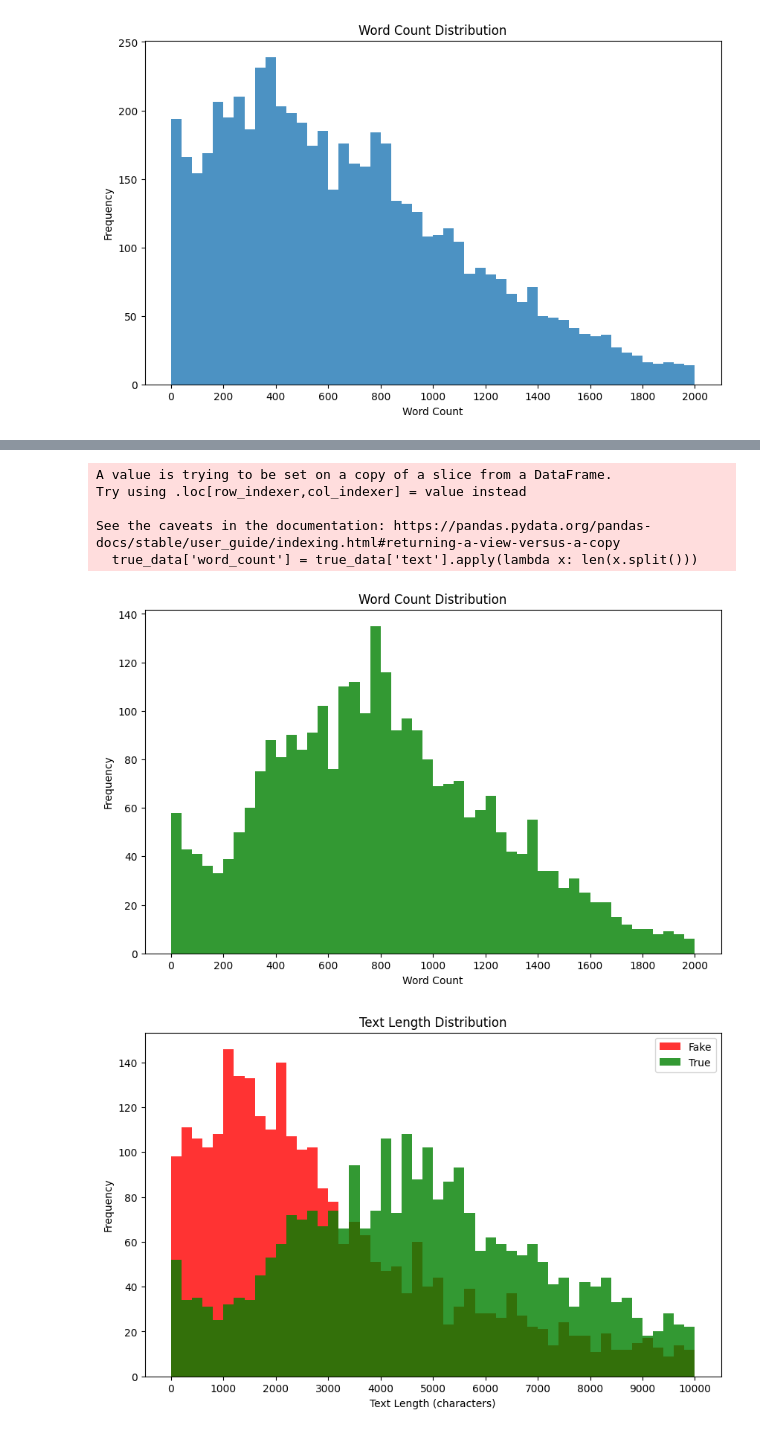
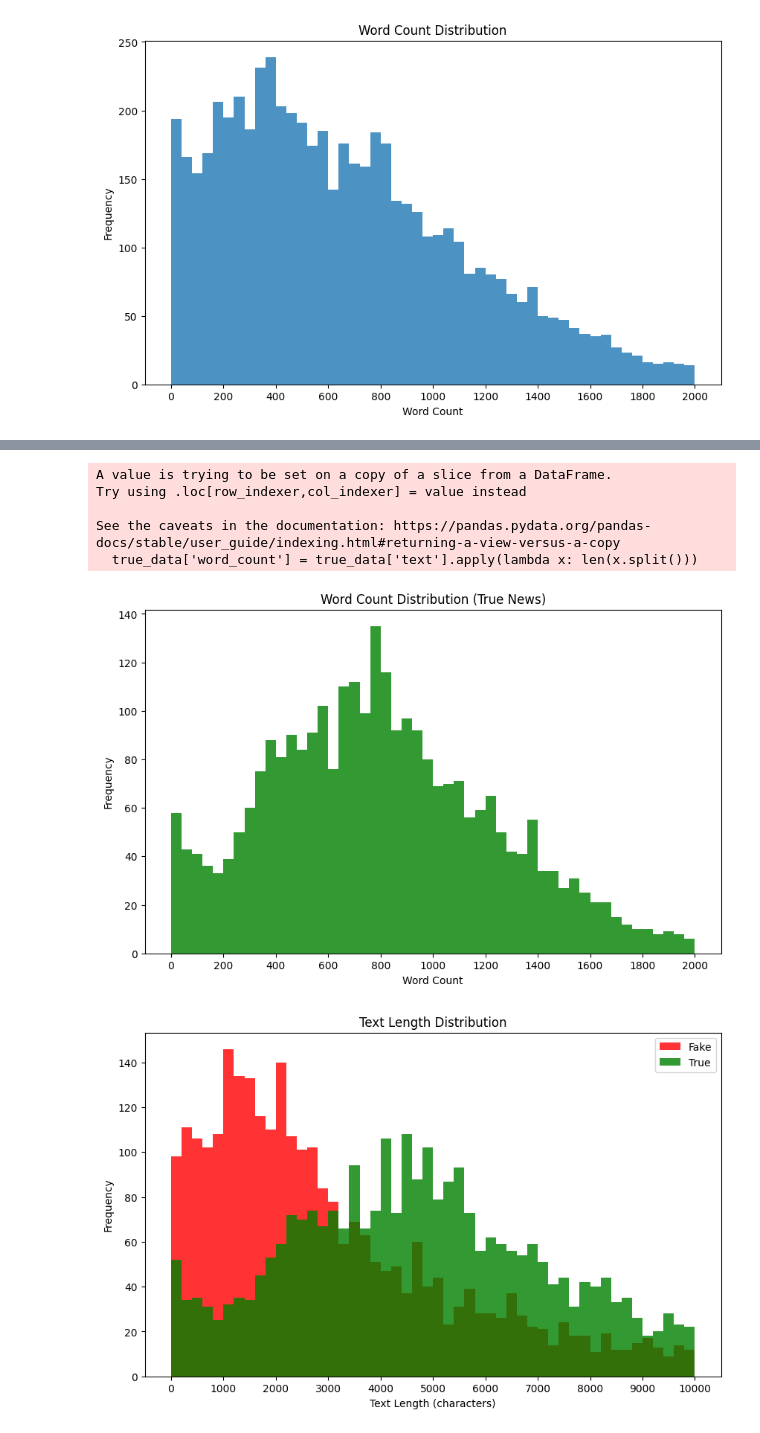
Before and after one commit to valentinvale/FakeNewsDetection, a Jupyter notebook: ValiUCV/sentiment.ipynb, the cells around one changed output, grey strips where cells are left out. Cells and saved outputs as stored; diff of their text form; code cells hidden in the pictures.

```diff
--- a/ValiUCV/sentiment.ipynb
+++ b/ValiUCV/sentiment.ipynb
@@ -208,19 +214,19 @@ See the caveats in the documentation: https://pandas.pydata.org/pandas-docs/stab
 # %%
 true_data['word_count'] = true_data['text'].apply(lambda x: len(x.split()))
 plt.figure(figsize=(10, 6))
 plt.hist(true_data['word_count'], bins=50, alpha=0.8, range=(0, 2000), color='green')
-plt.title('Word Count Distribution')
+plt.title('Word Count Distribution (True News)')
 plt.xlabel('Word Count')
 plt.ylabel('Frequency')
 plt.xticks(range(0, 2001, 200))
 plt.show()
 # %% [output]
 A value is trying to be set on a copy of a slice from a DataFrame.
 Try using .loc[row_indexer,col_indexer] = value instead
 
 See the caveats in the documentation: https://pandas.pydata.org/pandas-docs/stable/user_guide/indexing.html#returning-a-view-versus-a-copy
   true_data['word_count'] = true_data['text'].apply(lambda x: len(x.split()))
-[figure, old version]
+[figure, new version]
 # %%
 plt.figure(figsize=(10, 6))
 plt.hist(fake_data['text_length'], bins=50, alpha=0.8, range=(0, 10000), color='red', label='Fake')
```
Also changed, not shown: parts of 10 cells of this notebook.
